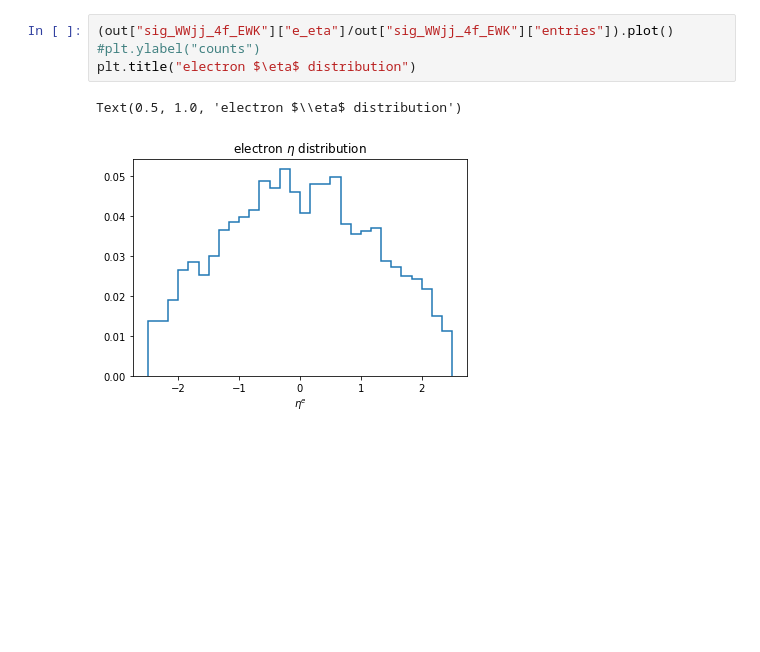
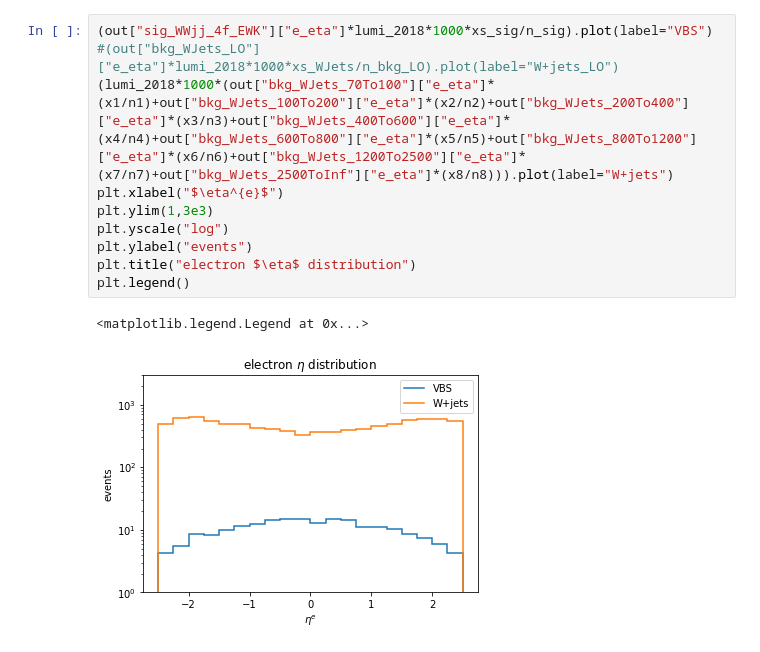
Before and after one commit to rdelliga/Coffea_Swan, a Jupyter notebook: cuts1.ipynb, the cells around one changed output. Drawn from its saved outputs; the diff is of its cells as text; blank space fills up the shorter version.

```diff
--- a/cuts1.ipynb
+++ b/cuts1.ipynb
@@ -355,8 +405,14 @@ Text(0.5, 1.0, 'electron $p_{T}$ distribution')
 # %%
-(out["sig_WWjj_4f_EWK"]["e_eta"]/out["sig_WWjj_4f_EWK"]["entries"]).plot()
-#plt.ylabel("counts")
+(out["sig_WWjj_4f_EWK"]["e_eta"]*lumi_2018*1000*xs_sig/n_sig).plot(label="VBS")
+#(out["bkg_WJets_LO"]["e_eta"]*lumi_2018*1000*xs_WJets/n_bkg_LO).plot(label="W+jets_LO")
+(lumi_2018*1000*(out["bkg_WJets_70To100"]["e_eta"]*(x1/n1)+out["bkg_WJets_100To200"]["e_eta"]*(x2/n2)+out["bkg_WJets_200To400"]["e_eta"]*(x3/n3)+out["bkg_WJets_400To600"]["e_eta"]*(x4/n4)+out["bkg_WJets_600To800"]["e_eta"]*(x5/n5)+out["bkg_WJets_800To1200"]["e_eta"]*(x6/n6)+out["bkg_WJets_1200To2500"]["e_eta"]*(x7/n7)+out["bkg_WJets_2500ToInf"]["e_eta"]*(x8/n8))).plot(label="W+jets")
+plt.xlabel("$\eta^{e}$")
+plt.ylim(1,3e3)
+plt.yscale("log")
+plt.ylabel("events")
 plt.title("electron $\eta$ distribution")
+plt.legend()
 # %% [output]
-Text(0.5, 1.0, 'electron $\\eta$ distribution')
+<matplotlib.legend.Legend at 0x...>
-[figure, old version]
+[figure, new version]
 # %%
```
Also changed, not shown: parts of 27 cells of this notebook.
